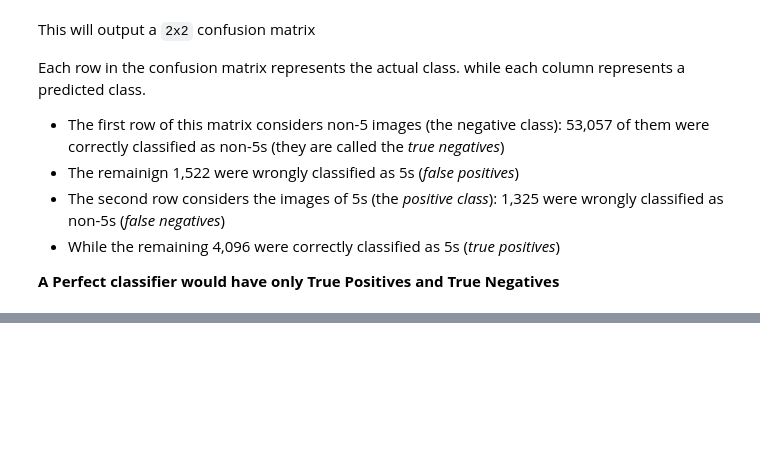
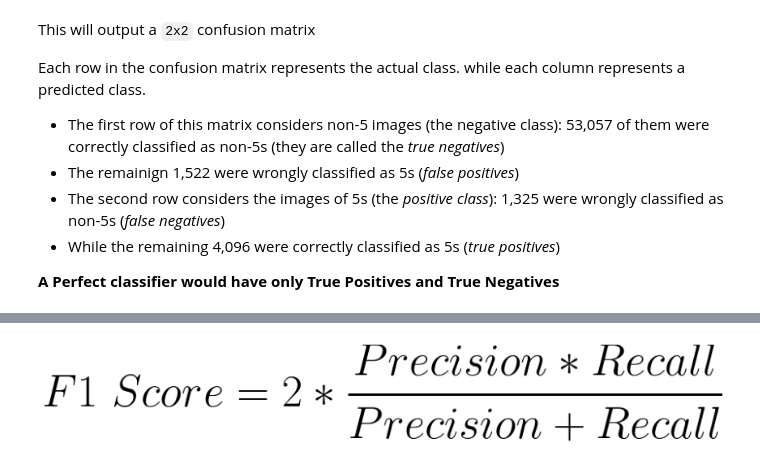
Before and after one commit to muntazirabidi/machine_learning_tutorials, a Jupyter notebook: Classification.ipynb, the cells around one changed output, grey strips where cells are left out. Saved outputs shown, nothing was run; the diff lists cells and outputs as text; code cells hidden in the pictures; blank space fills up the shorter version.

```diff
--- a/Classification.ipynb
+++ b/Classification.ipynb
@@ -206,0 +252,3 @@ Each row in the confusion matrix represents the actual class. while each column
+# %%
+uploaded = files.upload()
+im3 = Image.open(BytesIO(uploaded['F1.png']))
@@ -206,0 +258,7 @@ Each row in the confusion matrix represents the actual class. while each column
+# %%
+plt.figure(figsize=(15,15))
+plt.imshow(im3)
+plt.axis('off')
+plt.show()
+# %% [output]
+[figure, added]
```
Also changed, not shown: parts of 15 cells of this notebook.
